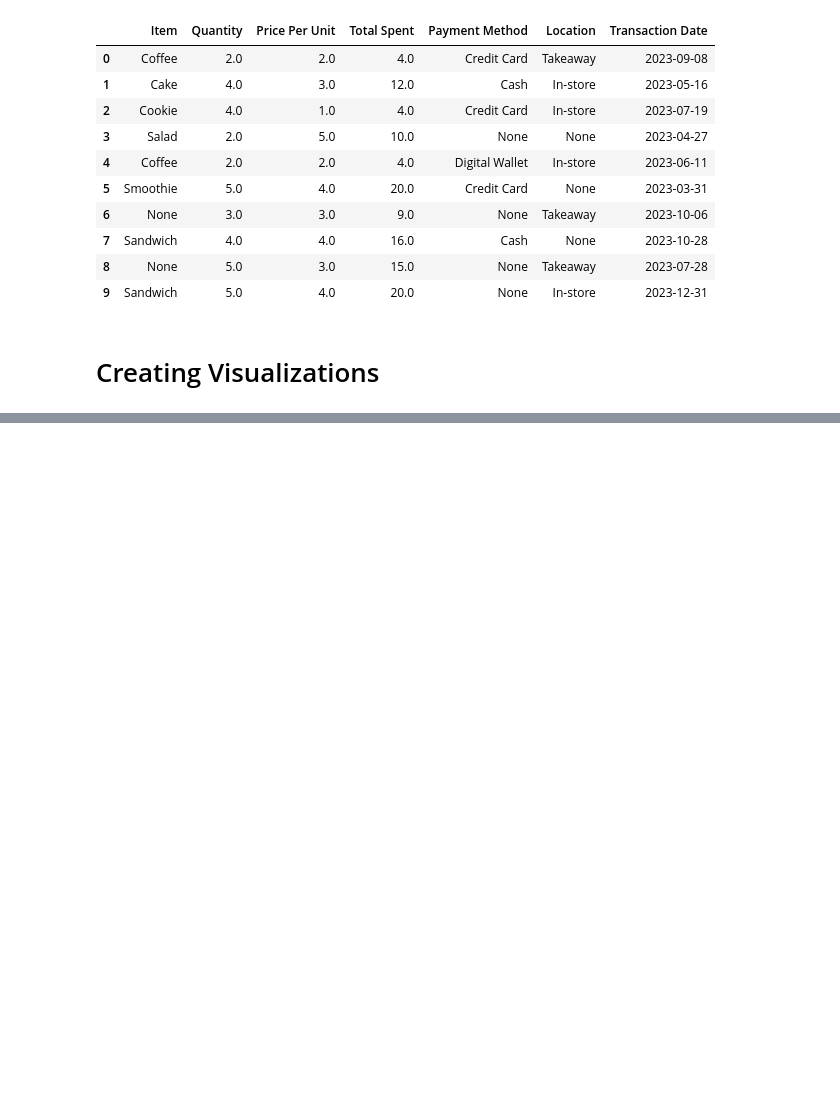
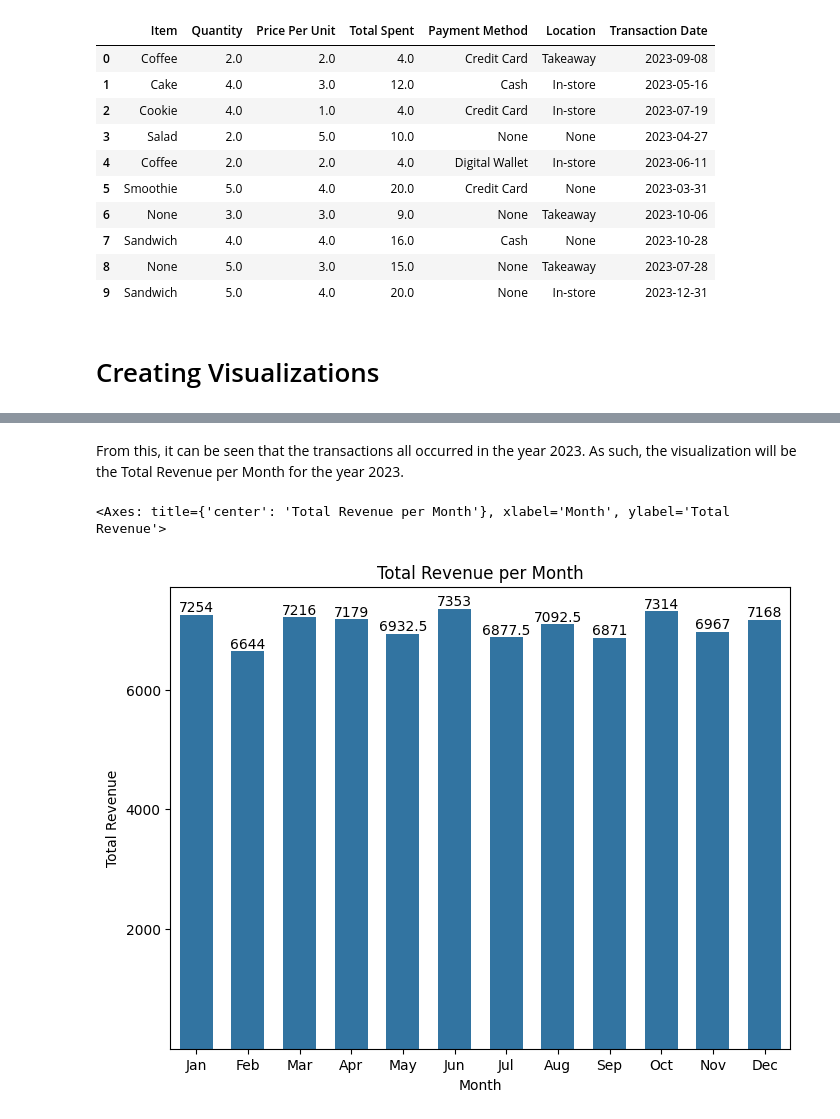
Before and after one commit to CaelebC/cleaningcafesalesdata, a Jupyter notebook: Cleaning_Notebook.ipynb, the cells around one changed output, grey strips where cells are left out. Saved outputs shown, nothing was run; the diff lists cells and outputs as text; code cells hidden in the pictures; blank space fills up the shorter version.

```diff
--- a/Cleaning_Notebook.ipynb
+++ b/Cleaning_Notebook.ipynb
@@ -356,0 +405,31 @@ clean_cafesales.head(10)
+# %% [markdown]
+From this, it can be seen that the transactions all occurred in the year 2023. As such, the visualization will be the Total Revenue per Month for the year 2023.
+# %%
+# Getting the Value of Total Spent per Month
+total_revenue_per_month = clean_cafesales.dropna(subset=['Total Spent', 'Transaction Date'])
+total_revenue_per_month = total_revenue_per_month.sort_values(['Transaction Date']).reset_index()
+
+# Adding a column to represent the Month of the Transaction Date
+total_revenue_per_month['Month'] = pd.to_datetime(total_revenue_per_month['Transaction Date']).dt.month
+total_revenue_per_month = total_revenue_per_month.groupby('Month')['Total Spent'].sum().reset_index()
+
+# Converting month number to month name
+month_labels = {1: 'Jan', 2: 'Feb', 3: 'Mar', 4: 'Apr', 5: 'May', 6: 'Jun', 7: 'Jul',
+                8: 'Aug', 9: 'Sep', 10: 'Oct', 11: 'Nov', 12: 'Dec'}
+total_revenue_per_month['Month'] = total_revenue_per_month['Month'].apply(lambda x: month_labels[x])
+
+# Plotting the bar graph
+plt.figure(figsize=(8, 6))
+plt.title("Total Revenue per Month")
+plt.xlabel('Month')
+plt.ylabel('Total Revenue')
+plt.yticks([2000,4000,6000,8000])
+ax = sns.barplot(data=total_revenue_per_month,
+                x='Month',
+                y='Total Spent',
+                gap=0.2,)
+ax.bar_label(ax.containers[0])
+ax
+# %% [output]
+<Axes: title={'center': 'Total Revenue per Month'}, xlabel='Month', ylabel='Total Revenue'>
+[figure, added]
```
Also changed, not shown: parts of 9 cells of this notebook, 1 other file.
